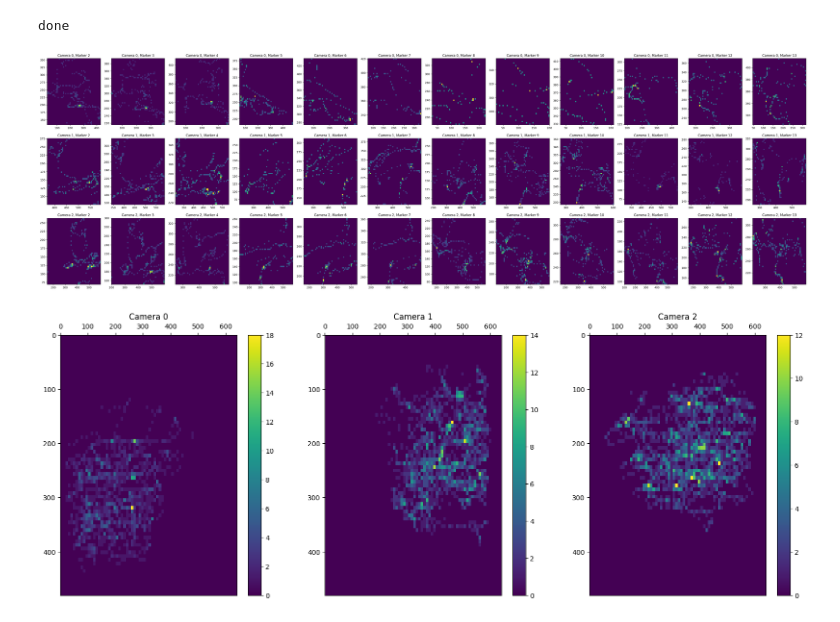
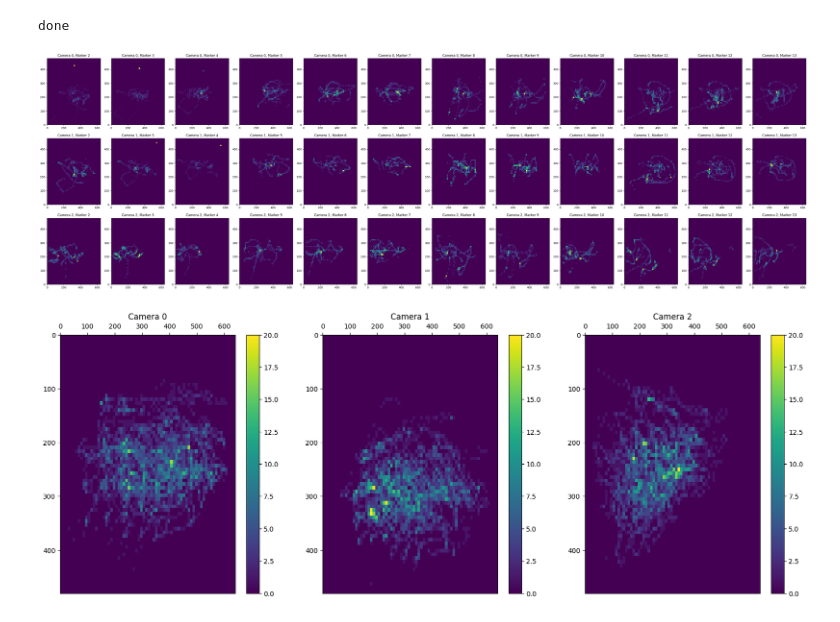
Before and after one commit to goncalofrazao/vicandocker, a Jupyter notebook: main_cangalho.ipynb, the cells around one changed output. Drawn from its saved outputs; the diff is of its cells as text; code cells hidden in the pictures.

```diff
--- a/main_cangalho.ipynb
+++ b/main_cangalho.ipynb
@@ -92,7 +113,7 @@ Finished: 7823 markers detected.
 obj_pose_est = object_bipartite_se3sync(aux,
                                         noise_model_r=lambda edge : 0.01 * Polygon(zip(edge['corners'][:,0], edge['corners'][:,1])).area**1,
                                         noise_model_t=lambda edge : 0.01 * Polygon(zip(edge['corners'][:,0], edge['corners'][:,1])).area**1,
-                                        edge_filter=lambda edge : edge['reprojected_err'] < 0.3,
+                                        edge_filter=lambda edge : edge['reprojected_err'] < 0.13,
                                         maxiter=4,
                                         lsqr_solver="conjugate_gradient",
                                         dtype=np.float64)
@@ -141,8 +163,8 @@ cam_marker_edges = estimate_pose_mp(cams=dataset.im_data['cam'],
                                     corner_refine='CORNER_REFINE_SUBPIX',
                                     marker_ids=MARKER_IDS,
                                     flags='SOLVEPNP_IPPE_SQUARE',
-                                    brightness=-50,
-                                    contrast=100)
+                                    brightness=0,
+                                    contrast=0)
 
 # Save it to use later, if necessary
 torch.save(cam_marker_edges, os.path.join(DATASET_PATH, 'cam_marker_edges.pt'))
@@ -171,7 +193,7 @@ pose_est = bipartite_se3sync(cam_marker_edges,
                              constraints=obj_pose_est,
                              noise_model_r=lambda edge : 0.01 * Polygon(zip(edge['corners'][:,0], edge['corners'][:,1])).area**1.0,
                              noise_model_t=lambda edge : 0.01 * Polygon(zip(edge['corners'][:,0], edge['corners'][:,1])).area**1.0,
-                             edge_filter=lambda edge : edge['reprojected_err'] < 0.5,
+                             edge_filter=lambda edge : edge['reprojected_err'] < 0.1,
                              maxiter=4,
                              lsqr_solver="conjugate_gradient",
                              dtype=np.float32)
@@ -336,33 +356,37 @@ fig, axs = plt.subplots(len(dataset.cams),len(MARKER_IDS),  figsize=(50, 15))
 for i, (marker, camera) in enumerate(data):
     ax = axs[int(camera) , int(marker)- min(lst_mrk_ids)]
     new_data = np.array(data[marker, camera])
-    ax.hist2d(new_data[:,0], new_data[:,1], bins=50)
+    ax.hist2d(new_data[:,0], new_data[:,1], bins=50,
+             range=np.array([(0, dataset.cams["0"].resolution_x), (0, dataset.cams["0"].resolution_y)]))
     ax.set_title(f"Camera {camera}, Marker {marker}")
 # %% [output]
-[figure, old version]
+[figure, new version]
 # %%
 dict_merge_mrks = {}
 for field in data.keys():
 
     if field[1] not in dict_merge_mrks:
         dict_merge_mrks[field[1]] = []
 
     dict_merge_mrks[field[1]].append(data[field])
 
 
 dict_merge_mrks.keys()
 
 fig, axs = plt.subplots(1, len(dataset.cams),  figsize=(20,7))
 
 for i, camera in enumerate(dict_merge_mrks):
     ax = axs[int(camera)]
     new_data = np.concatenate(dict_merge_mrks[camera], axis=0)
     h = ax.hist2d(new_data[:,0], new_data[:,1], bins=70,
-                 range=np.array([(0, dataset.cams["0"].resolution_x), (0, dataset.cams["0"].resolution_y)]))
-    fig.colorbar(h[3], ax=ax)
+                 range=np.array([(0, dataset.cams["0"].resolution_x), (0, dataset.cams["0"].resolution_y)]),
+                 vmin=0, vmax=20)
+    a = plt.colorbar(h[3], ax=ax)
+    #a.set_ticks([-1, 0, 1])
+
 
     ax.set_title(f"Camera {camera}")
     ax.xaxis.set_ticks_position('top')
     ax.invert_yaxis()
 # %% [output]
-[figure, old version]
+[figure, new version]
```
Also changed, not shown: parts of 13 cells of this notebook.
